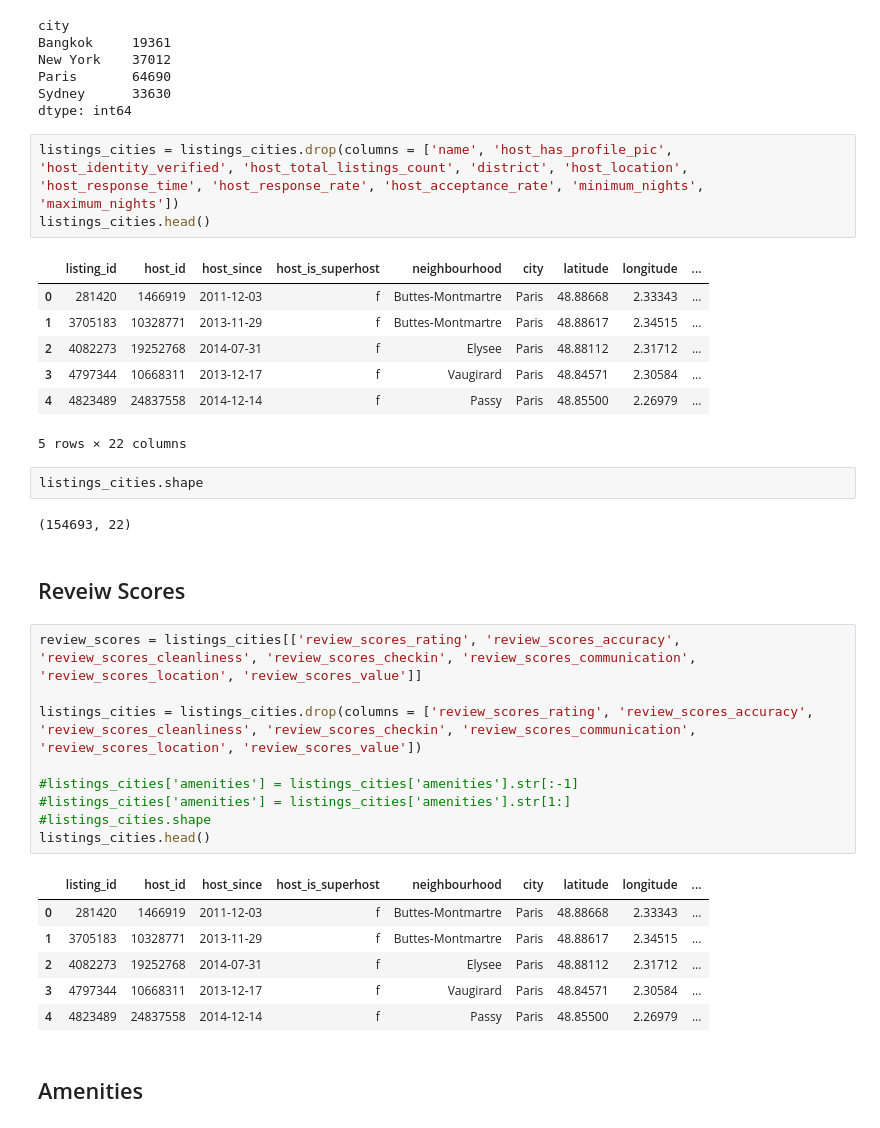
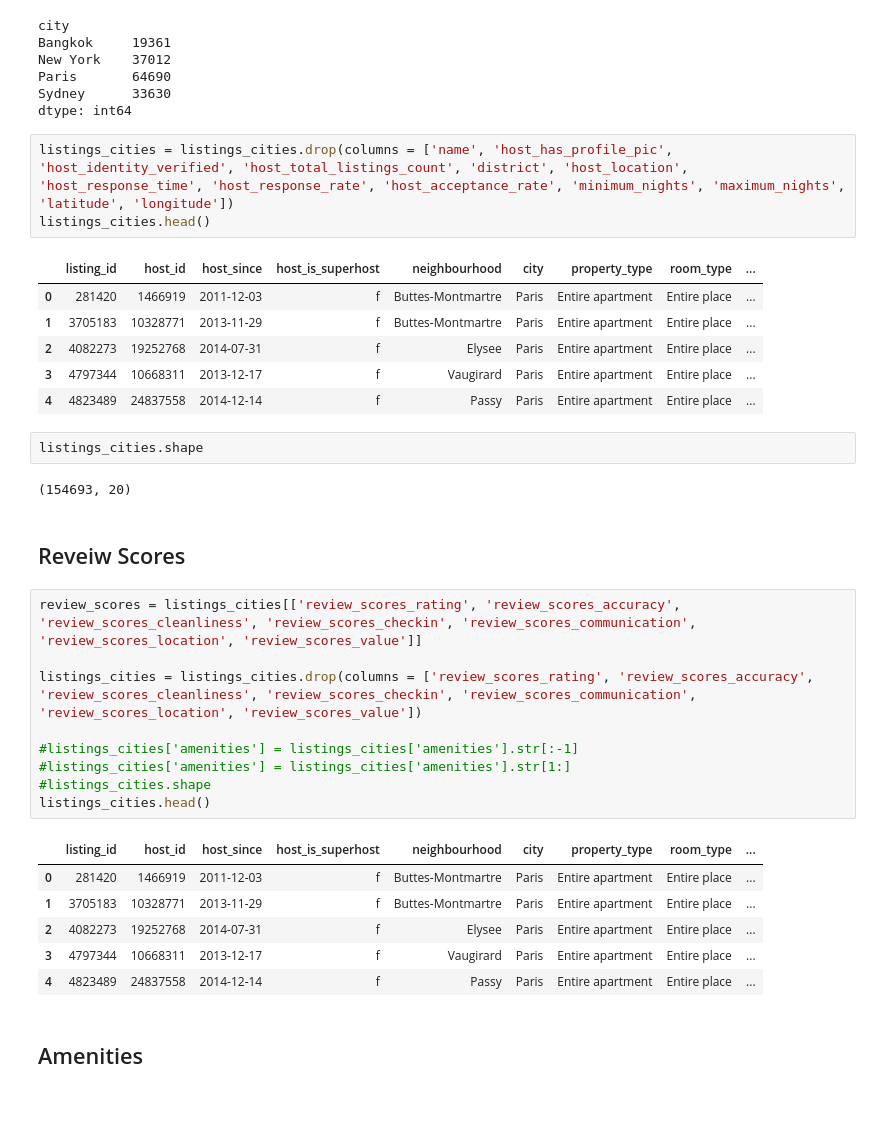
Before and after one commit to spandanakonduru/Airbnb-Analysis, a Jupyter notebook: Diss_Code.ipynb, the cells around one changed output. Drawn from its saved outputs; the diff is of its cells as text.

```diff
--- a/Diss_Code.ipynb
+++ b/Diss_Code.ipynb
@@ -102,20 +101,19 @@ Paris       64690
 Sydney      33630
 dtype: int64
 # %%
-listings_cities = listings_cities.drop(columns = ['name', 'host_has_profile_pic', 'host_identity_verified', 'host_total_listings_count', 'district', 'host_location', 'host_response_time', 'host_response_rate', 'host_acceptance_rate', 'minimum_nights', 'maximum_nights'])
+listings_cities = listings_cities.drop(columns = ['name', 'host_has_profile_pic', 'host_identity_verified', 'host_total_listings_count', 'district', 'host_location', 'host_response_time', 'host_response_rate', 'host_acceptance_rate', 'minimum_nights', 'maximum_nights', 'latitude', 'longitude'])
 listings_cities.head()
 # %% [output]
-|  | listing_id | host_id | host_since | host_is_superhost | neighbourhood | city | latitude | longitude | ... |
-| 0 | 281420 | 1466919 | 2011-12-03 | f | Buttes-Montmartre | Paris | 48.88668 | 2.33343 | ... |
-| 1 | 3705183 | 10328771 | 2013-11-29 | f | Buttes-Montmartre | Paris | 48.88617 | 2.34515 | ... |
-| 2 | 4082273 | 19252768 | 2014-07-31 | f | Elysee | Paris | 48.88112 | 2.31712 | ... |
-| 3 | 4797344 | 10668311 | 2013-12-17 | f | Vaugirard | Paris | 48.84571 | 2.30584 | ... |
-| 4 | 4823489 | 24837558 | 2014-12-14 | f | Passy | Paris | 48.85500 | 2.26979 | ... |
+|  | listing_id | host_id | host_since | host_is_superhost | neighbourhood | city | property_type | room_type | ... |
+| 0 | 281420 | 1466919 | 2011-12-03 | f | Buttes-Montmartre | Paris | Entire apartment | Entire place | ... |
+| 1 | 3705183 | 10328771 | 2013-11-29 | f | Buttes-Montmartre | Paris | Entire apartment | Entire place | ... |
+| 2 | 4082273 | 19252768 | 2014-07-31 | f | Elysee | Paris | Entire apartment | Entire place | ... |
+| 3 | 4797344 | 10668311 | 2013-12-17 | f | Vaugirard | Paris | Entire apartment | Entire place | ... |
+| 4 | 4823489 | 24837558 | 2014-12-14 | f | Passy | Paris | Entire apartment | Entire place | ... |
-5 rows × 22 columns
 # %%
 listings_cities.shape
 # %% [output]
-(154693, 22)
+(154693, 20)
 # %% [markdown]
 ## Reveiw Scores
 # %%
@@ -128,12 +126,12 @@ listings_cities = listings_cities.drop(columns = ['review_scores_rating', 'revie
 #listings_cities.shape
 listings_cities.head()
 # %% [output]
-|  | listing_id | host_id | host_since | host_is_superhost | neighbourhood | city | latitude | longitude | ... |
-| 0 | 281420 | 1466919 | 2011-12-03 | f | Buttes-Montmartre | Paris | 48.88668 | 2.33343 | ... |
-| 1 | 3705183 | 10328771 | 2013-11-29 | f | Buttes-Montmartre | Paris | 48.88617 | 2.34515 | ... |
-| 2 | 4082273 | 19252768 | 2014-07-31 | f | Elysee | Paris | 48.88112 | 2.31712 | ... |
-| 3 | 4797344 | 10668311 | 2013-12-17 | f | Vaugirard | Paris | 48.84571 | 2.30584 | ... |
-| 4 | 4823489 | 24837558 | 2014-12-14 | f | Passy | Paris | 48.85500 | 2.26979 | ... |
+|  | listing_id | host_id | host_since | host_is_superhost | neighbourhood | city | property_type | room_type | ... |
+| 0 | 281420 | 1466919 | 2011-12-03 | f | Buttes-Montmartre | Paris | Entire apartment | Entire place | ... |
+| 1 | 3705183 | 10328771 | 2013-11-29 | f | Buttes-Montmartre | Paris | Entire apartment | Entire place | ... |
+| 2 | 4082273 | 19252768 | 2014-07-31 | f | Elysee | Paris | Entire apartment | Entire place | ... |
+| 3 | 4797344 | 10668311 | 2013-12-17 | f | Vaugirard | Paris | Entire apartment | Entire place | ... |
+| 4 | 4823489 | 24837558 | 2014-12-14 | f | Passy | Paris | Entire apartment | Entire place | ... |
 # %% [markdown]
 ## Amenities
 # %%
```
Also changed, not shown: parts of 53 cells of this notebook.
